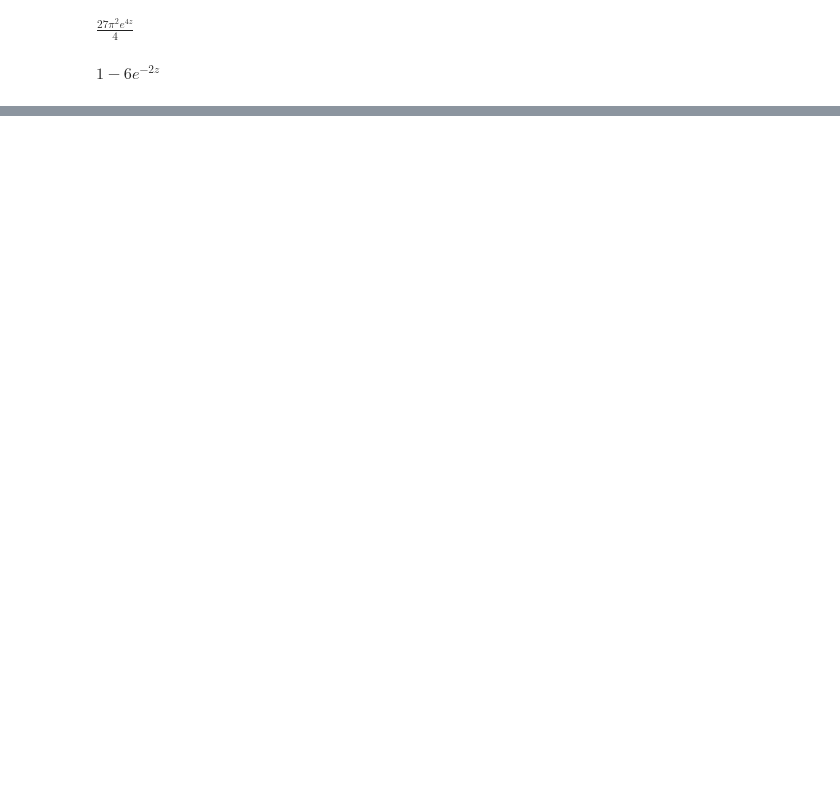
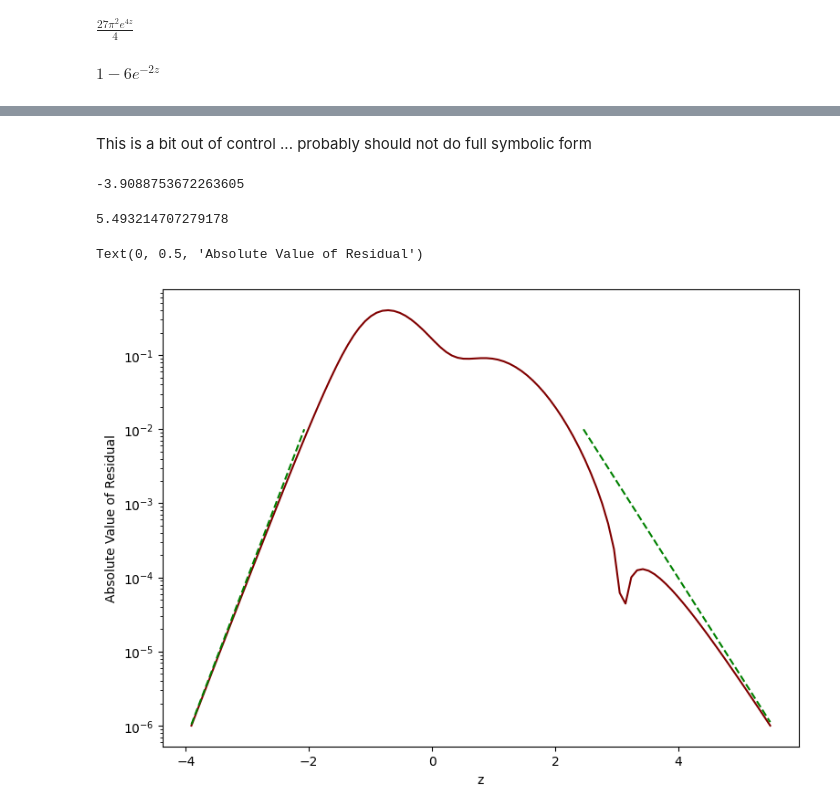
Before and after one commit to DesignToolInvestor/ManetSim, a Jupyter notebook: CdfFit/Note Books/dist_b_cdf_asym.ipynb, the cells around one changed output, grey strips where cells are left out. Drawn from its saved outputs; the diff is of its cells as text; code cells hidden in the pictures; blank space fills up the shorter version.

```diff
--- a/CdfFit/Note Books/dist_b_cdf_asym.ipynb
+++ b/CdfFit/Note Books/dist_b_cdf_asym.ipynb
@@ -397,0 +586,3 @@ Text(0, 0.5, 'Residual')
+# %%
+rightZMin = fsolve(sp.lambdify(zSym, rightResZ + 1e-2), 3)[0]
+rightZMin
@@ -397,0 +593,3 @@ Text(0, 0.5, 'Residual')
+# %%
+resZSym = resXSym.subs(xSym, mapProb.invSym).simplify()
+resZSym
@@ -397,0 +598,33 @@ Text(0, 0.5, 'Residual')
+# %% [markdown]
+This is a bit out of control ... probably should not do full symbolic form
+# %%
+zMin = fsolve(lambda z: abs(resZSym.subs(zSym,z[0]).evalf()) - 1e-6, -3)[0]
+zMin
+# %% [output]
+-3.9088753672263605
+# %%
+zMax = fsolve(lambda z: abs(resZSym.subs(zSym,z[0]).evalf()) - 1e-6, 6)[0]
+zMax
+# %% [output]
+5.493214707279178
+# %%
+fig,ax = plot.subplots(1,1, figsize=figSize)
+
+zGrid = Grid1(zMin,zMax, nPlot)
+resZ = [resZSym.subs(zSym, z).evalf() for z in zGrid]
+absResZ = [abs(r) for r in resZ]
+plot.semilogy(zGrid, absResZ, c="maroon")
+
+zGrid = Grid1(zMin,leftZMax, nPlot)
+leftGrid = [abs(leftResZ.subs(zSym, z)) for z in zGrid]
+plot.semilogy(zGrid, leftGrid, '--', c="green")
+
+zGrid = Grid1(rightZMin,zMax, nPlot)
+rightGrid = [abs(rightResZ.subs(zSym, z)) for z in zGrid]
+plot.semilogy(zGrid, rightGrid, '--', c="green")
+
+plot.xlabel('z')
+plot.ylabel('Absolute Value of Residual')
+# %% [output]
+Text(0, 0.5, 'Absolute Value of Residual')
+[figure, added]
```
Also changed, not shown: parts of 93 cells of this notebook.
